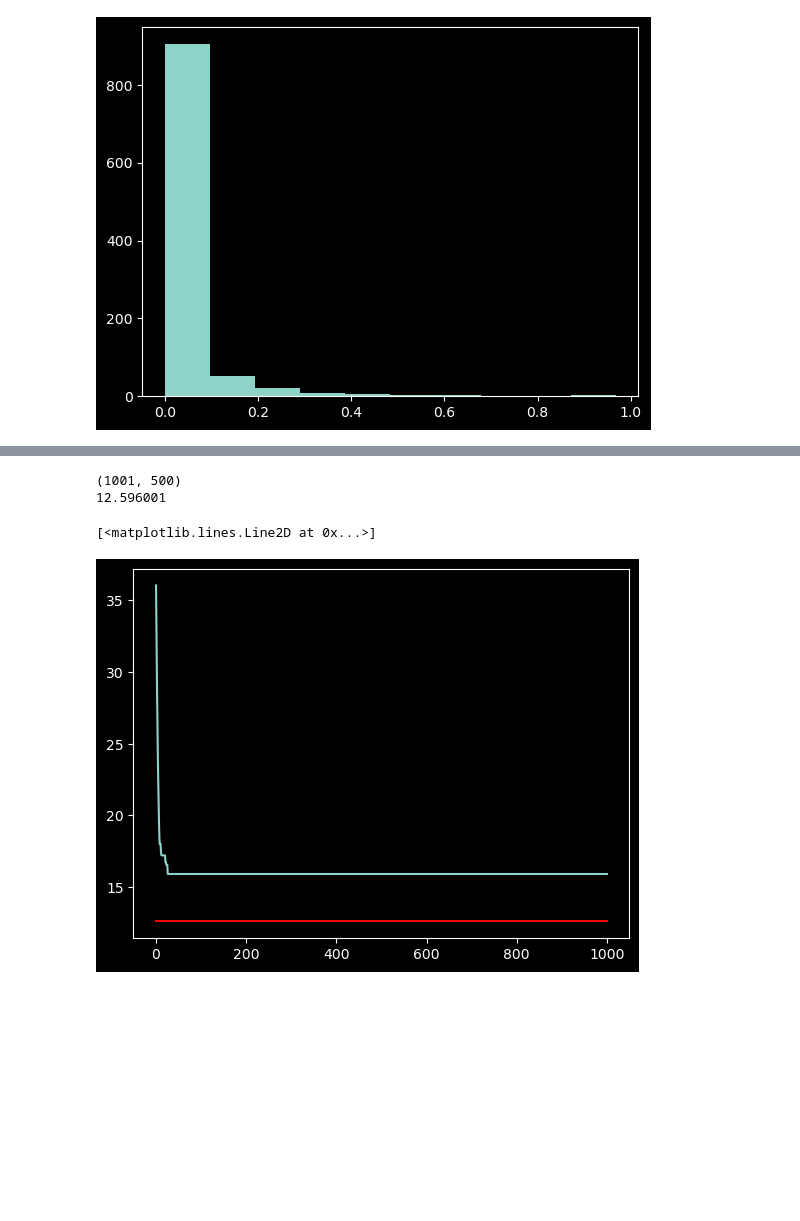
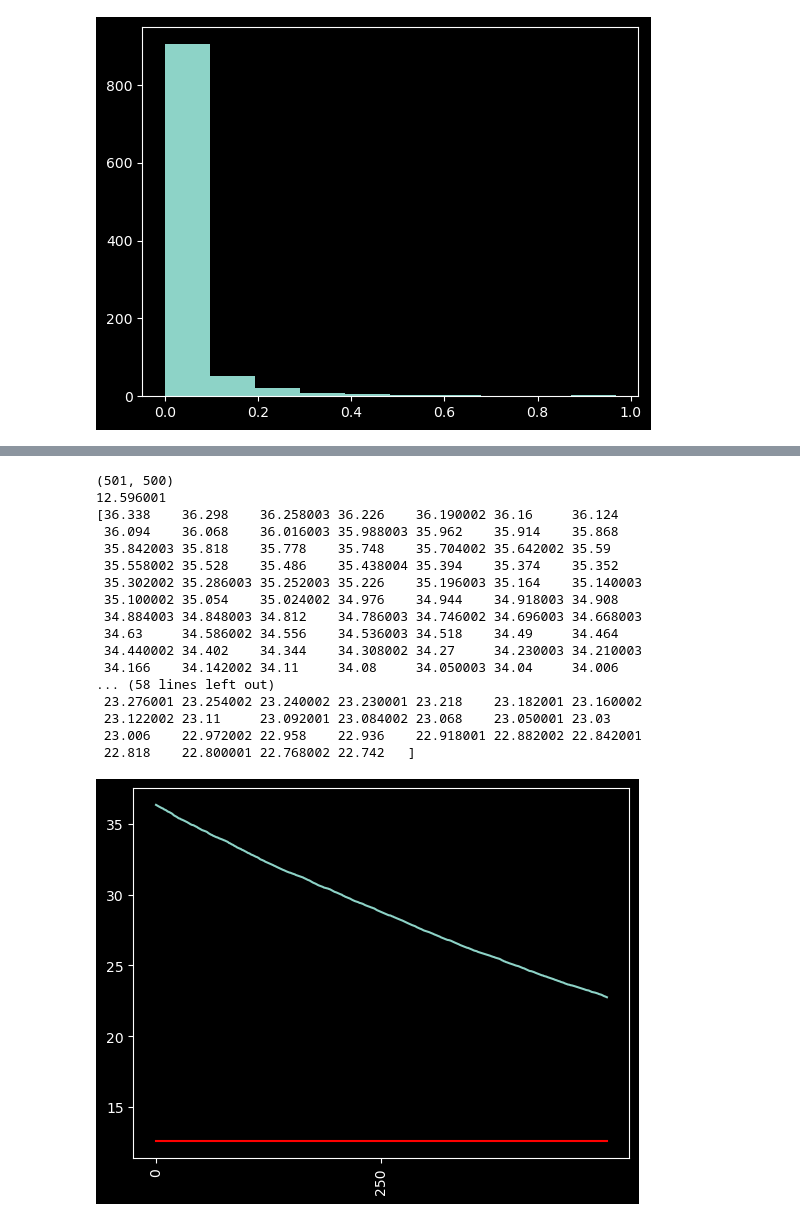
Before and after one commit to barwein/BayesProxyNets, a Jupyter notebook: src/test_discrete_sampling.ipynb, the cells around one changed output, grey strips where cells are left out. Saved outputs shown, nothing was run; the diff lists cells and outputs as text; code cells hidden in the pictures; blank space fills up the shorter version.

```diff
--- a/src/test_discrete_sampling.ipynb
+++ b/src/test_discrete_sampling.ipynb
@@ -88,7 +88,8 @@ def A_star_cond_log_post(triu_star, triu_obs, df_edges, theta, gamma):
 @jax.jit
 def compute_exposures(triu_star, Z):
     mat_star = aux.Triu_to_mat(triu_star)
-    return jnp.dot(mat_star, Z)
+    eigen_cen = aux.eigen_centrality(mat_star)
+    return aux.zeigen_value(Z, eigen_cen, mat_star)
 
 @jax.jit
 def A_star_cond_log_post_with_Y(triu_star, triu_obs, df_edges, theta, gamma, Y, X, Z, eta):
@@ -354,14 +355,14 @@ print(jnp.exp(-30) / (jnp.exp(-30) + 1))
 [figure]
 # %%
 TRIU_LEN = triu_star.shape[0]
-BATCH_PROP = .1
+BATCH_PROP = .001
 BATCH_LEN = int(TRIU_LEN * BATCH_PROP)
 # BATCH_LEN = 100
 
 
 @jax.jit
 def triu_star_update(triu_star, triu_obs, df_edges, theta, gamma,
-                      Y, X, Z, eta, key, alpha = 0, eps = 1e-10):
+                      Y, X, Z, eta, key, alpha = 3, eps = 1e-10):
 
     key1, key2, key3 = random.split(key, 3)
     # batch_size = (triu_star.shape[0]*batch_prop).astype(int)
@@ -474,7 +475,7 @@ triu_star_noisy = (triu_star * random.binomial(key, n=1, p=0.9, shape=(triu_dim,
 #                                   theta, gamma, Y, x, Z, eta, key,
 #                                    triu_len, batch_len)
 
-n_iter = 1000
+n_iter = 500
 new_triu_star = triu_star_noisy
 exposures_lst = [compute_exposures(new_triu_star, Z)]
 for i in tqdm(range(int(n_iter))):
@@ -578,17 +599,37 @@ temp lik ratio mean:  2.724593
 # TODO: see tradeoff between number BATCH_LEN and acceptance rate
 # TODO: check if some terms are canceled in the final acceptance ratio due to the lack of use of the outcome model in edge propsal
 # %%
+from sympy import rotations
+
+
 expos_arr = jnp.array(exposures_lst)
 print(expos_arr.shape)
 print(exposures.mean())
 # plt.scatter(expos_arr.mean(axis=1), jnp.ones(expos_arr.shape[0])*exposures.mean())
-# print(expos_arr.mean(axis=1))
+print(expos_arr.mean(axis=1))
 # create line plot of expos_arr.mean(axis=1) (y axis) vs the index (x axis)
 plt.plot(expos_arr.mean(axis=1))
 plt.plot(jnp.ones(expos_arr.shape[0])*exposures.mean(), color='red')
+# add x-ticks vertical with 500 step siz
+plt.xticks(range(0, n_iter, 250), rotation=90)
+plt.show()
 # %% [output]
-(1001, 500)
+(501, 500)
 12.596001
+[36.338    36.298    36.258003 36.226    36.190002 36.16     36.124
+ 36.094    36.068    36.016003 35.988003 35.962    35.914    35.868
+ 35.842003 35.818    35.778    35.748    35.704002 35.642002 35.59
+ 35.558002 35.528    35.486    35.438004 35.394    35.374    35.352
+ 35.302002 35.286003 35.252003 35.226    35.196003 35.164    35.140003
+ 35.100002 35.054    35.024002 34.976    34.944    34.918003 34.908
+ 34.884003 34.848003 34.812    34.786003 34.746002 34.696003 34.668003
+ 34.63     34.586002 34.556    34.536003 34.518    34.49     34.464
+ 34.440002 34.402    34.344    34.308002 34.27     34.230003 34.210003
+ 34.166    34.142002 34.11     34.08     34.050003 34.04     34.006
+... (58 lines left out)
+ 23.276001 23.254002 23.240002 23.230001 23.218    23.182001 23.160002
+ 23.122002 23.11     23.092001 23.084002 23.068    23.050001 23.03
+ 23.006    22.972002 22.958    22.936    22.918001 22.882002 22.842001
+ 22.818    22.800001 22.768002 22.742   ]
-[<matplotlib.lines.Line2D at 0x...>]
-[figure, old version]
+[figure, new version]
 # %%
```
Also changed, not shown: parts of 3 cells of this notebook.
